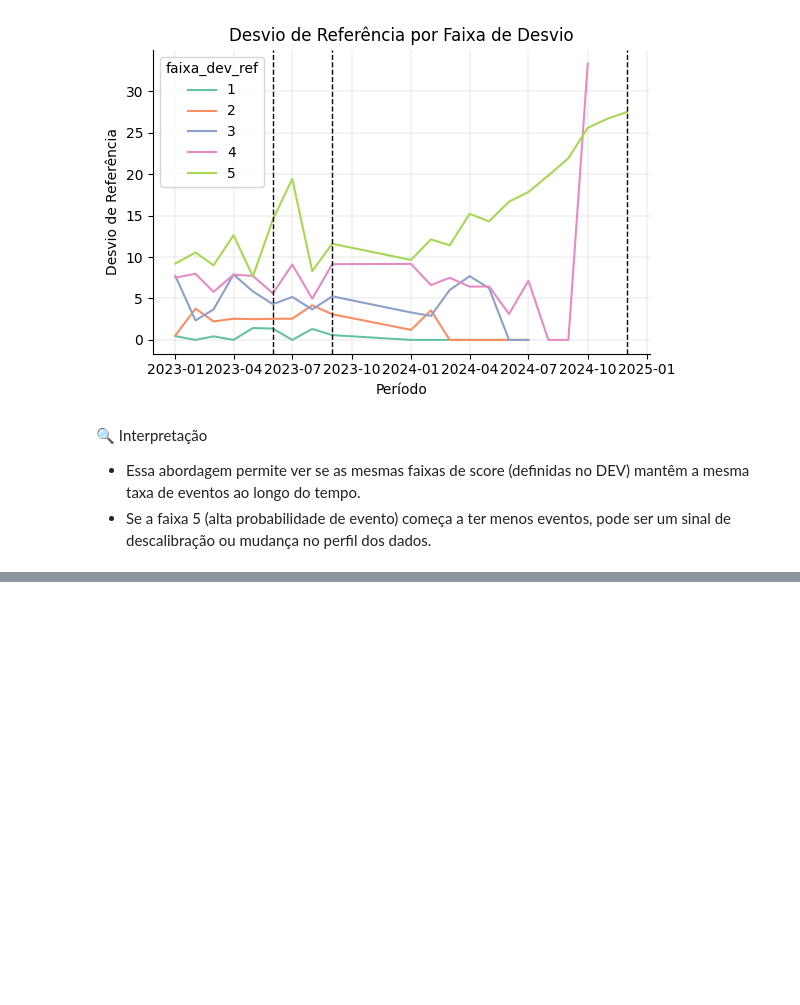
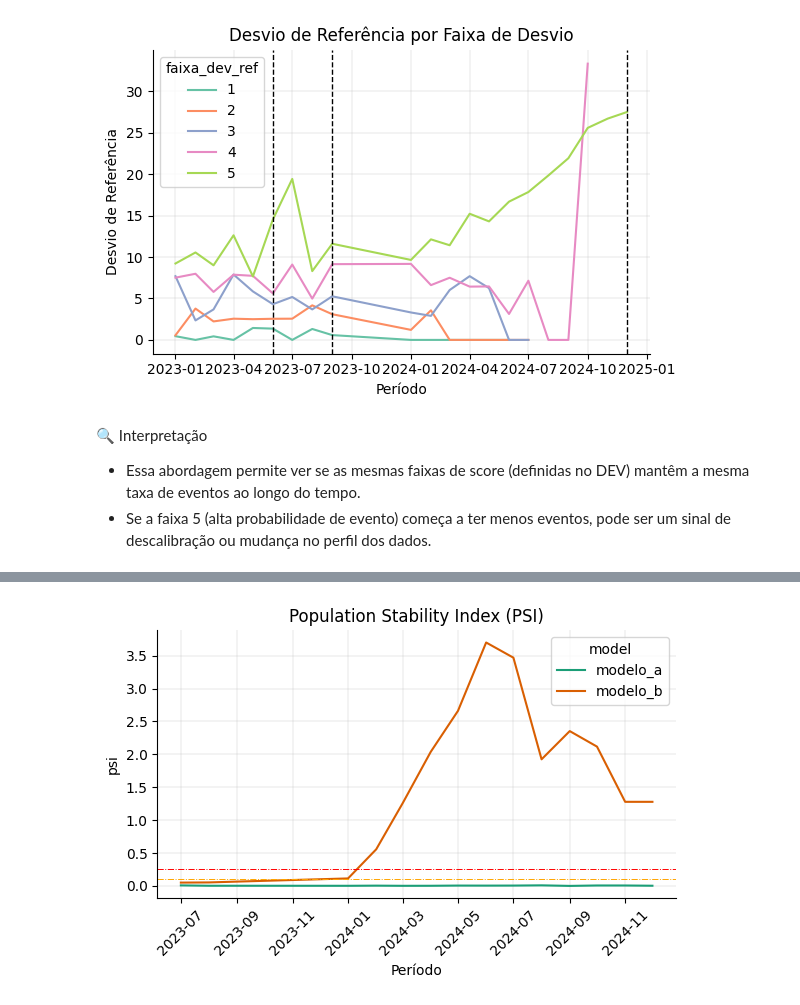
Before and after one commit to Cristiano2132/pyspark_examples, a Jupyter notebook: tutorial.ipynb, the cells around one changed output, grey strips where cells are left out. Saved outputs shown, nothing was run; the diff lists cells and outputs as text; code cells hidden in the pictures; blank space fills up the shorter version.

```diff
--- a/tutorial.ipynb
+++ b/tutorial.ipynb
@@ -1152,0 +1277,9 @@ plt.show()
+# %%
+psi_mensal = psi_mensal.withColumn(
+    "periodo",
+    to_date(concat_ws("-",
+                    col("year").cast("string"),
+                    lpad(col("month").cast("string"), 2, "0")),
+            "yyyy-MM")
+)
+psi_mensal.limit(10).show()
@@ -1152,0 +1301,27 @@ plt.show()
+# %%
+fig, ax = plt.subplots(figsize=(6, 4))
+sns.lineplot(
+    data=psi_mensal.toPandas(),
+    x="periodo",
+    y="psi_total",
+    hue="model",
+    palette="Dark2",
+    ax=ax,
+)
+# Adicionando as linhas verticais
+ax.axhline(y=0.1, color='orange', linestyle='-.', linewidth=0.7)
+ax.axhline(y=0.25, color='red', linestyle='-.', linewidth=0.7)
+ax.set_title("Population Stability Index (PSI)")
+ax.set_xlabel("Período")
+ax.set_ylabel("psi")
+# Ajustando a estética
+ax.spines['right'].set_visible(False)
+ax.spines['top'].set_visible(False)
+ax.yaxis.grid(True, linestyle='-', linewidth=0.2)
+ax.xaxis.grid(True, linestyle='-', linewidth=0.2)
+
+ax.tick_params(axis='x', rotation=45)
+plt.tight_layout()
+plt.show()
+# %% [output]
+[figure, added]
```
Also changed, not shown: parts of 22 cells of this notebook, 2 other files.
